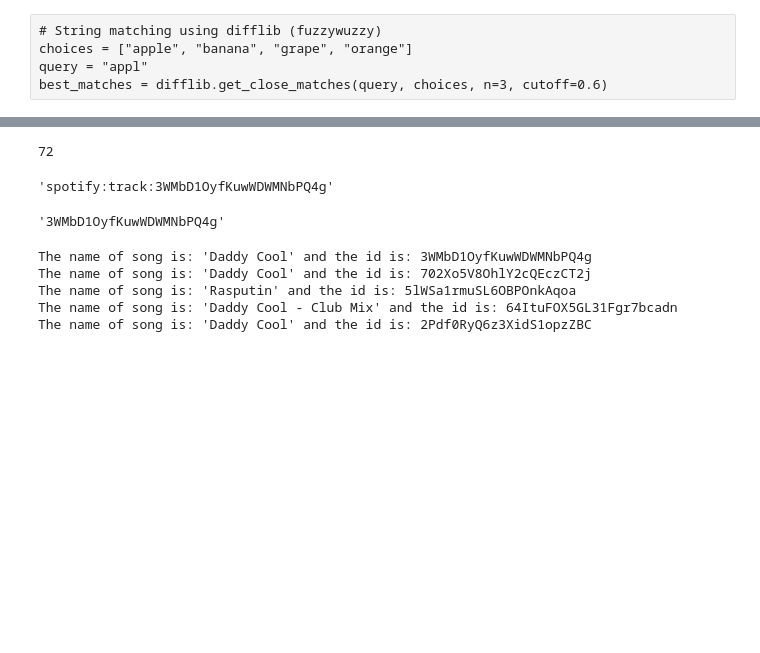
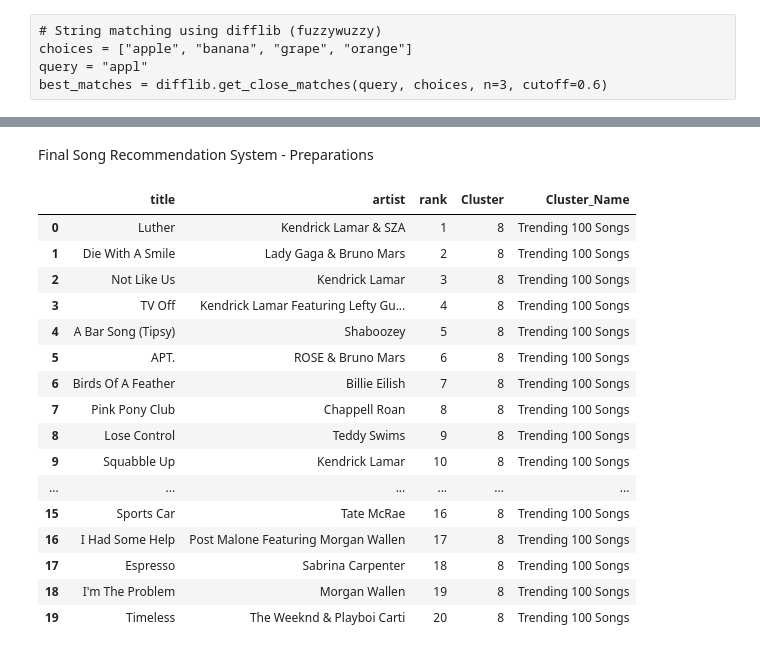
Before and after one commit to TimoLischke/Gnod_Timo, a Jupyter notebook: notebooks/recommender.ipynb, the cells around one changed output, grey strips where cells are left out. Saved outputs shown, nothing was run; the diff lists cells and outputs as text; code cells hidden in the pictures; blank space fills up the shorter version.

```diff
--- a/notebooks/recommender.ipynb
+++ b/notebooks/recommender.ipynb
@@ -324,22 +239,30 @@ results["tracks"]["items"][0]["name"] # Track name
-# %%
-results["tracks"]["items"][0]["popularity"] # Popularity index
-# %% [output]
-72
-# %%
-results["tracks"]["items"][0]["uri"] # Basically ID
-# %% [output]
-'spotify:track:3WMbD1OyfKuwWDWMNbPQ4g'
-# %%
-track_id=results["tracks"]["items"][0]["id"]
-track_id
-# %% [output]
-'3WMbD1OyfKuwWDWMNbPQ4g'
-# %%
-for item in results['tracks']['items']:
-    print("The name of song is: '{}' and the id is: {}".format(item['name'],item["id"]))
-# %% [output]
-The name of song is: 'Daddy Cool' and the id is: 3WMbD1OyfKuwWDWMNbPQ4g
-The name of song is: 'Daddy Cool' and the id is: 702Xo5V8OhlY2cQEczCT2j
-The name of song is: 'Rasputin' and the id is: 5lWSa1rmuSL6OBPOnkAqoa
-The name of song is: 'Daddy Cool - Club Mix' and the id is: 64ItuFOX5GL31Fgr7bcadn
-The name of song is: 'Daddy Cool' and the id is: 2Pdf0RyQ6z3XidS1opzZBC
+# %% [markdown]
+Final Song Recommendation System - Preparations
+# %%
+# Add cluster number and cluster name to the Billboard:
+
+# Add a new column 'Cluster' with all values set to 8
+df_songs_billboard['Cluster'] = 8
+
+# Add a new column 'Cluster_Name' with all values set to "Trending 100 Songs"
+df_songs_billboard['Cluster_Name'] = "Trending 100 Songs"
+
+df_songs_billboard.head(20)
+# %% [output]
+|  | title | artist | rank | Cluster | Cluster_Name |
+| 0 | Luther | Kendrick Lamar & SZA | 1 | 8 | Trending 100 Songs |
+| 1 | Die With A Smile | Lady Gaga & Bruno Mars | 2 | 8 | Trending 100 Songs |
+| 2 | Not Like Us | Kendrick Lamar | 3 | 8 | Trending 100 Songs |
+| 3 | TV Off | Kendrick Lamar Featuring Lefty Gu... | 4 | 8 | Trending 100 Songs |
+| 4 | A Bar Song (Tipsy) | Shaboozey | 5 | 8 | Trending 100 Songs |
+| 5 | APT. | ROSE & Bruno Mars | 6 | 8 | Trending 100 Songs |
+| 6 | Birds Of A Feather | Billie Eilish | 7 | 8 | Trending 100 Songs |
+| 7 | Pink Pony Club | Chappell Roan | 8 | 8 | Trending 100 Songs |
+| 8 | Lose Control | Teddy Swims | 9 | 8 | Trending 100 Songs |
+| 9 | Squabble Up | Kendrick Lamar | 10 | 8 | Trending 100 Songs |
+| ... | ... | ... | ... | ... | ... |
+| 15 | Sports Car | Tate McRae | 16 | 8 | Trending 100 Songs |
+| 16 | I Had Some Help | Post Malone Featuring Morgan Wallen | 17 | 8 | Trending 100 Songs |
+| 17 | Espresso | Sabrina Carpenter | 18 | 8 | Trending 100 Songs |
+| 18 | I'm The Problem | Morgan Wallen | 19 | 8 | Trending 100 Songs |
+| 19 | Timeless | The Weeknd & Playboi Carti | 20 | 8 | Trending 100 Songs |
```
Also changed, not shown: parts of 28 cells of this notebook, 2 other files.
